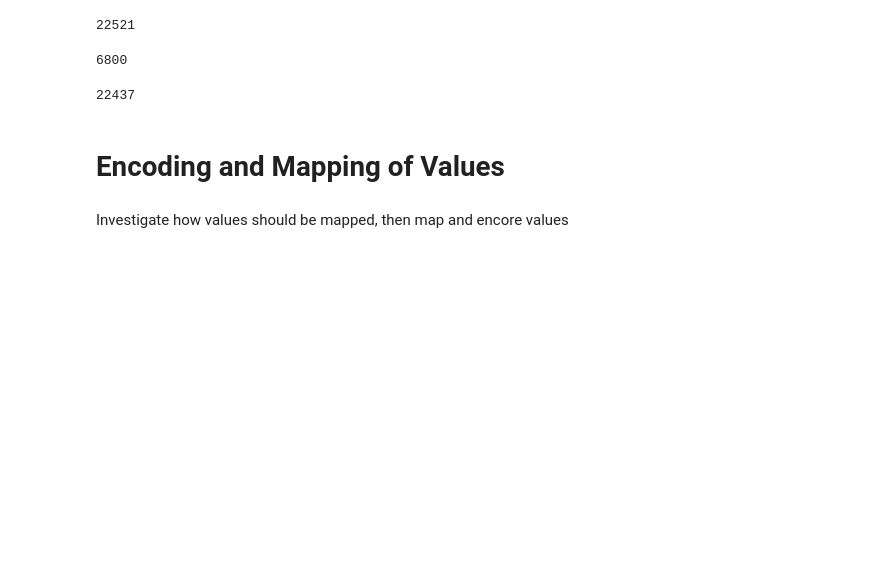
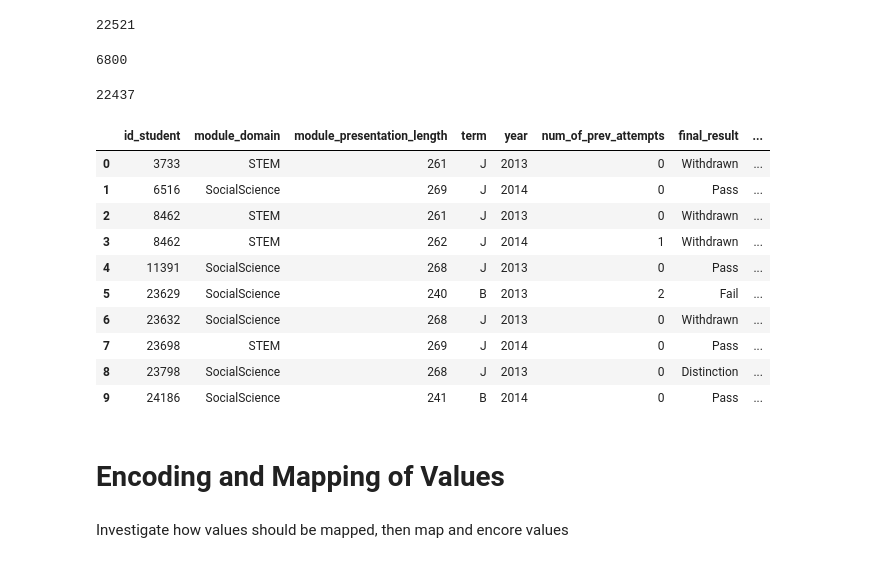
Before and after one commit to lmschreib/Exploratory-Data-Analysis, a Jupyter notebook: Data_wrangling.ipynb, the cells around one changed output. Drawn from its saved outputs; the diff is of its cells as text; code cells hidden in the pictures; blank space fills up the shorter version.

Commit message:
Mapped the final_results column

```diff
--- a/Data_wrangling.ipynb
+++ b/Data_wrangling.ipynb
@@ -65,13 +76,25 @@ df['is_reenrolled'] = df['is_reenrolled'].fillna(0)
 # %%
 #drop features with string values
 df = df.drop(['code_module'], axis=1)
 df = df.drop(['code_presentation'], axis=1)
-df = df.drop(['final_result'], axis=1)
+df = df.drop(['pass_fail_ind'], axis=1)
 df = df.drop(['reg_period'], axis=1)
 df = df.drop(['date_unregistration'], axis=1) #more than half of date unregistration colum
 
 #check new headers in dataframe
 df.head(10)
+# %% [output]
+|  | id_student | module_domain | module_presentation_length | term | year | num_of_prev_attempts | final_result | ... |
+| 0 | 3733 | STEM | 261 | J | 2013 | 0 | Withdrawn | ... |
+| 1 | 6516 | SocialScience | 269 | J | 2014 | 0 | Pass | ... |
+| 2 | 8462 | STEM | 261 | J | 2013 | 0 | Withdrawn | ... |
+| 3 | 8462 | STEM | 262 | J | 2014 | 1 | Withdrawn | ... |
+| 4 | 11391 | SocialScience | 268 | J | 2013 | 0 | Pass | ... |
+| 5 | 23629 | SocialScience | 240 | B | 2013 | 2 | Fail | ... |
+| 6 | 23632 | SocialScience | 268 | J | 2013 | 0 | Withdrawn | ... |
+| 7 | 23698 | STEM | 269 | J | 2014 | 0 | Pass | ... |
+| 8 | 23798 | SocialScience | 268 | J | 2013 | 0 | Distinction | ... |
+| 9 | 24186 | SocialScience | 241 | B | 2014 | 0 | Pass | ... |
 # %% [markdown]
 # Encoding and Mapping of Values
 # %% [markdown]
```
Also changed, not shown: parts of 6 cells of this notebook.
